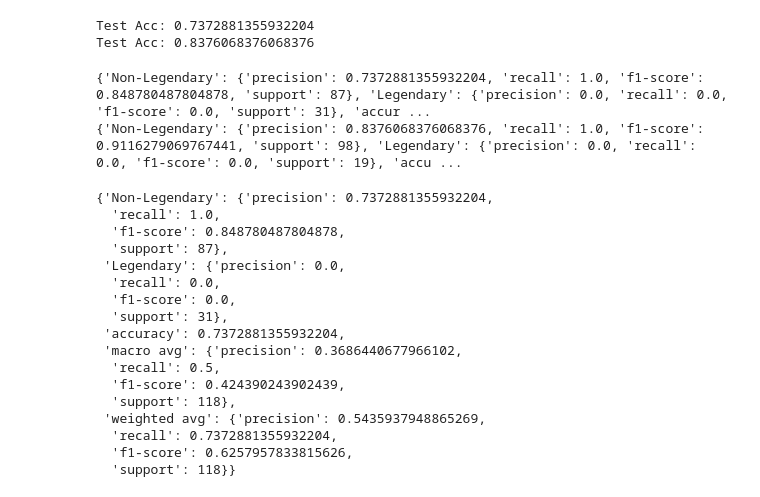
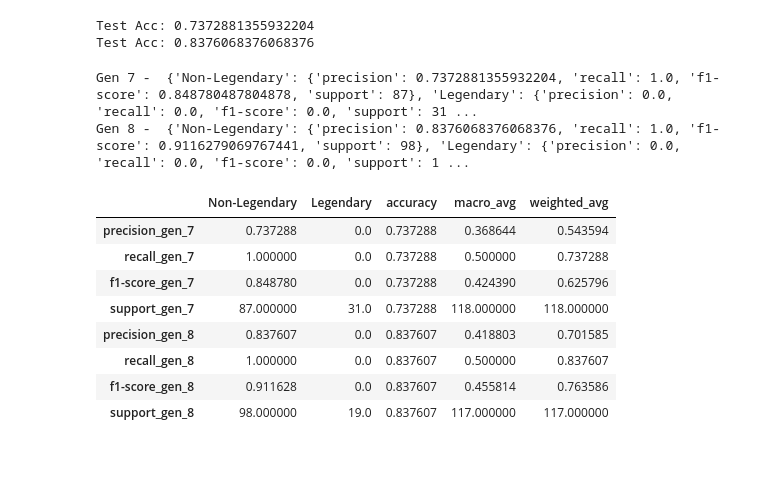
Before and after one commit to zarzarbinks0702/Legendary-Pokemon-Learning, a Jupyter notebook: ML-models/SVC.ipynb, the cells around one changed output. Saved outputs shown, nothing was run; the diff lists cells and outputs as text; code cells hidden in the pictures; blank space fills up the shorter version.

Commit message:
updated db
Completed DB with results tables

```diff
--- a/ML-models/SVM.ipynb
+++ b/ML-models/SVC.ipynb
@@ -8,7 +8,11 @@ import numpy as np
 import os
 # %%
 # Read sqlite query results into a pandas DataFrame
-con = sqlite3.connect("/Users/joshhopkins/Desktop/Data Bootcamp/Legendary-Pokemon-Learning/Data-and-DBs/pokedex.db")
+con = sqlite3.connect("../Data-and-DBs/pokedex.db")
+
+cursor = con.cursor()
+cursor.execute('DROP table IF EXISTS svc_results')
+
 train_df = pd.read_sql_query("SELECT * from gens_1_to_6", con)
 
 # Verify that result of SQL query is stored in the dataframe
@@ -95,37 +97,42 @@ Test Acc: 0.8376068376068376
 # %%
 # Calculate classification report
 from sklearn.metrics import classification_report
+
 predictions_1 = model.predict(test_1_data)
 predictions_2 = model.predict(test_2_data)
-print(classification_report(test_1_target, predictions_1,
-                            target_names=target_names, output_dict=True))
-print(classification_report(test_2_target, predictions_2,
-                            target_names=target_names, output_dict=True))
+
+Gen_7_class_report = classification_report(test_1_target, predictions_1,
+                            target_names=target_names, output_dict=True, zero_division=0)
+Gen_8_class_report = classification_report(test_2_target, predictions_2,
+                            target_names=target_names, output_dict=True, zero_division=0)
-# %% [output]
-{'Non-Legendary': {'precision': 0.7372881355932204, 'recall': 1.0, 'f1-score': 0.848780487804878, 'support': 87}, 'Legendary': {'precision': 0.0, 'recall': 0.0, 'f1-score': 0.0, 'support': 31}, 'accur ...
-{'Non-Legendary': {'precision': 0.8376068376068376, 'recall': 1.0, 'f1-score': 0.9116279069767441, 'support': 98}, 'Legendary': {'precision': 0.0, 'recall': 0.0, 'f1-score': 0.0, 'support': 19}, 'accu ...
-# %%
-Gen_7_class_report = classification_report(test_1_target, predictions_1,
-                            target_names=target_names, output_dict=True)
-Gen_7_class_report
-# %% [output]
-{'Non-Legendary': {'precision': 0.7372881355932204,
-  'recall': 1.0,
-  'f1-score': 0.848780487804878,
-  'support': 87},
- 'Legendary': {'precision': 0.0,
-  'recall': 0.0,
-  'f1-score': 0.0,
-  'support': 31},
- 'accuracy': 0.7372881355932204,
- 'macro avg': {'precision': 0.3686440677966102,
-  'recall': 0.5,
-  'f1-score': 0.424390243902439,
-  'support': 118},
- 'weighted avg': {'precision': 0.5435937948865269,
-  'recall': 0.7372881355932204,
-  'f1-score': 0.6257957833815626,
-  'support': 118}}
-# %%
-Gen_8_class_report = classification_report(test_2_target, predictions_2,
-                            target_names=target_names, output_dict=True)
+# %%
+print('Gen 7 - ', Gen_7_class_report)
+print('Gen 8 - ', Gen_8_class_report)
+# %% [output]
+Gen 7 -  {'Non-Legendary': {'precision': 0.7372881355932204, 'recall': 1.0, 'f1-score': 0.848780487804878, 'support': 87}, 'Legendary': {'precision': 0.0, 'recall': 0.0, 'f1-score': 0.0, 'support': 31 ...
+Gen 8 -  {'Non-Legendary': {'precision': 0.8376068376068376, 'recall': 1.0, 'f1-score': 0.9116279069767441, 'support': 98}, 'Legendary': {'precision': 0.0, 'recall': 0.0, 'f1-score': 0.0, 'support': 1 ...
+# %%
+#convert results to dataframe
+gen_7_classification_df = pd.DataFrame.from_dict(Gen_7_class_report)
+gen_7_classification_df.rename({'precision': 'precision_gen_7',
+                                     'recall': 'recall_gen_7',
+                                     'f1-score': 'f1-score_gen_7',
+                                     'support': 'support_gen_7'}, inplace=True)
+gen_8_classification_df = pd.DataFrame.from_dict(Gen_8_class_report)
+gen_8_classification_df.rename({'precision': 'precision_gen_8',
+                                     'recall': 'recall_gen_8',
+                                     'f1-score': 'f1-score_gen_8',
+                                     'support': 'support_gen_8'}, inplace=True)
+svc_results = gen_7_classification_df.append(gen_8_classification_df)
+svc_results.rename(columns={'macro avg': 'macro_avg', 'weighted avg': 'weighted_avg'}, inplace=True)
+svc_results
+# %% [output]
+|  | Non-Legendary | Legendary | accuracy | macro_avg | weighted_avg |
+| precision_gen_7 | 0.737288 | 0.0 | 0.737288 | 0.368644 | 0.543594 |
+| recall_gen_7 | 1.000000 | 0.0 | 0.737288 | 0.500000 | 0.737288 |
+| f1-score_gen_7 | 0.848780 | 0.0 | 0.737288 | 0.424390 | 0.625796 |
+| support_gen_7 | 87.000000 | 31.0 | 0.737288 | 118.000000 | 118.000000 |
+| precision_gen_8 | 0.837607 | 0.0 | 0.837607 | 0.418803 | 0.701585 |
+| recall_gen_8 | 1.000000 | 0.0 | 0.837607 | 0.500000 | 0.837607 |
+| f1-score_gen_8 | 0.911628 | 0.0 | 0.837607 | 0.455814 | 0.763586 |
+| support_gen_8 | 98.000000 | 19.0 | 0.837607 | 117.000000 | 117.000000 |
```
Also changed, not shown: parts of 3 cells of this notebook, 3 other files.
